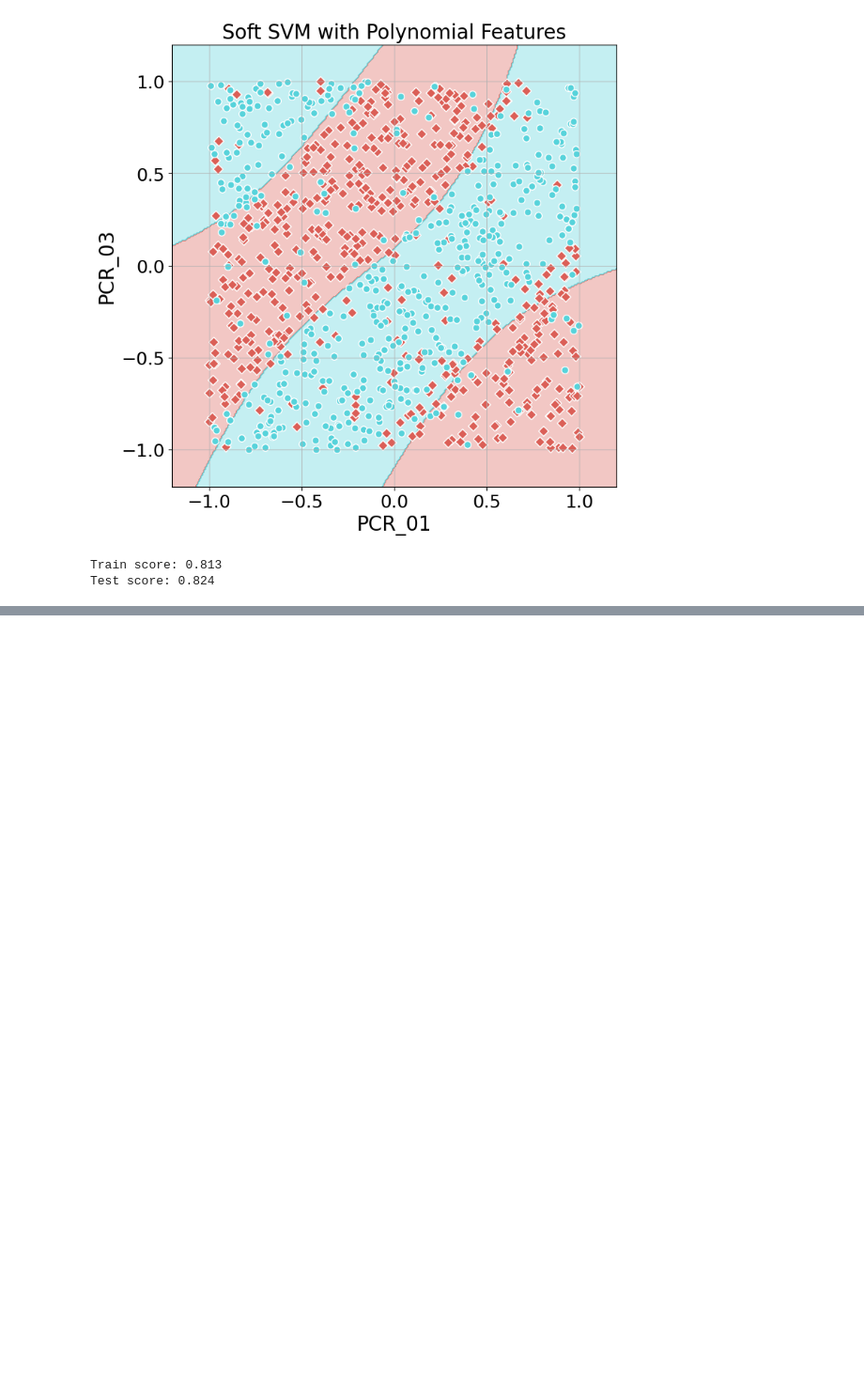
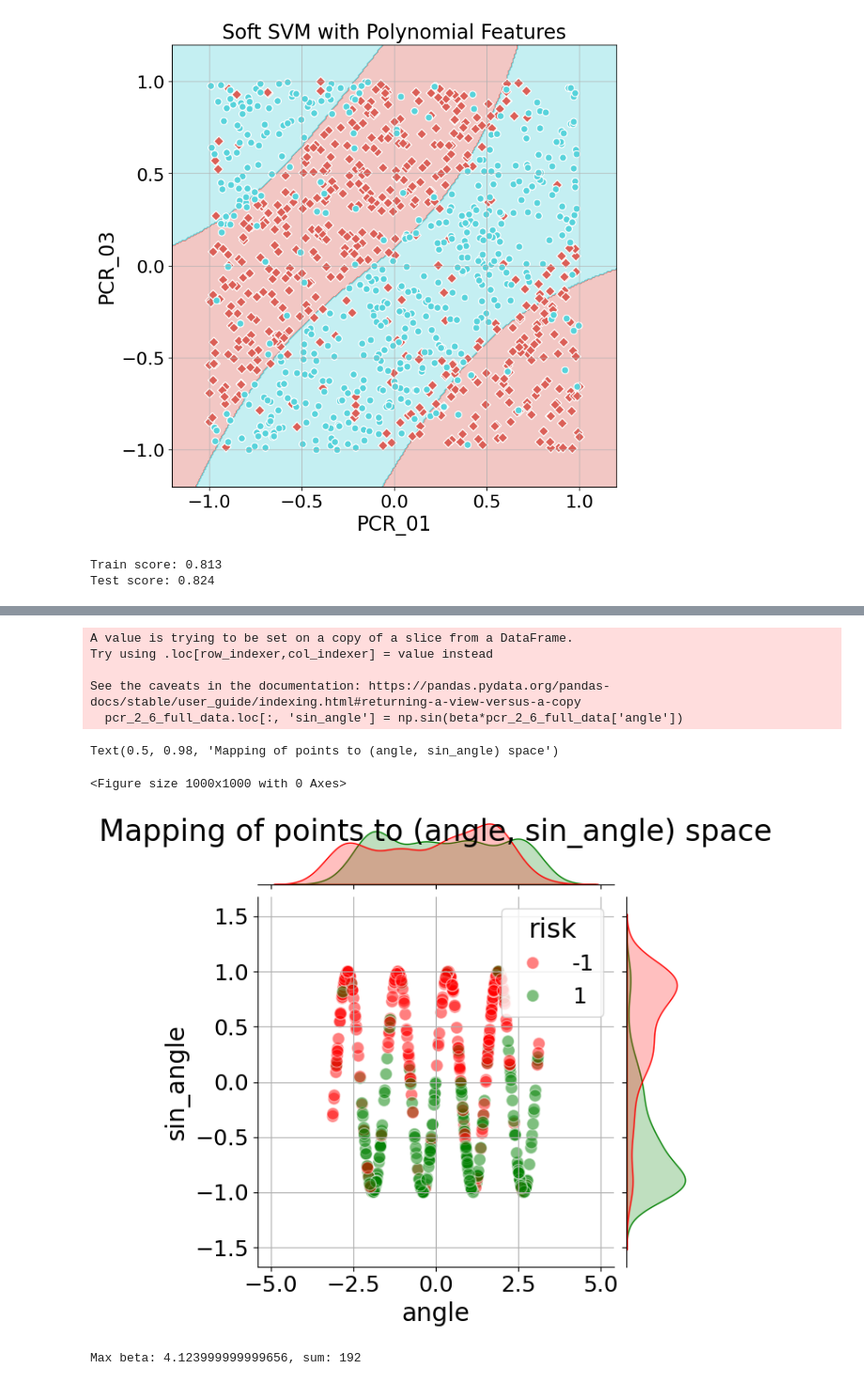
Before and after one commit to dgershko/iml_hw2, a Jupyter notebook: hw2.ipynb, the cells around one changed output, grey strips where cells are left out. Shown at 94% size. Cells and saved outputs as stored; diff of their text form; code cells hidden in the pictures; blank space fills up the shorter version.

```diff
--- a/hw2.ipynb
+++ b/hw2.ipynb
@@ -422,0 +490,35 @@ Test score: 0.824
+# %%
+beta=4.124
+pcr_2_6_full_data.loc[:, 'sin_angle'] = np.sin(beta*pcr_2_6_full_data['angle'])
+# plot an sns jointplot of the angle and sin_angle
+plt.figure(figsize=(10, 10))
+sns.jointplot(data=pcr_2_6_full_data, x='angle', y='sin_angle', hue='risk', palette={-1: 'red', 1: 'green'}, s=100, alpha=0.5)
+plt.grid(True)
+plt.suptitle('Mapping of points to (angle, sin_angle) space')
+# %% [output]
+A value is trying to be set on a copy of a slice from a DataFrame.
+Try using .loc[row_indexer,col_indexer] = value instead
+
+See the caveats in the documentation: https://pandas.pydata.org/pandas-docs/stable/user_guide/indexing.html#returning-a-view-versus-a-copy
+  pcr_2_6_full_data.loc[:, 'sin_angle'] = np.sin(beta*pcr_2_6_full_data['angle'])
+Text(0.5, 0.98, 'Mapping of points to (angle, sin_angle) space')
+<Figure size 1000x1000 with 0 Axes>
+[figure, added]
+# %%
+beta_sums = {}
+angles = {}
+labels = pcr_2_6_full_data['risk']
+for beta in np.arange(1, 5.1, 0.001):
+    angles[beta] = np.sin(beta*pcr_2_6_full_data['angle'])
+    positive_indexes = angles[beta] > 0
+    positive_index_label_sum = labels[positive_indexes].sum()
+    beta_sums[beta] = abs(positive_index_label_sum)
+    # pcr_2_6_full_data.loc[:, f'sin_angle_{beta}'] = np.sin(beta*pcr_2_6_full_data['angle'])
+    # label_sum = pcr_2_6_full_data[pcr_2_6_full_data[f'sin_angle_{beta}'] > 0]['risk'].sum()
+    # label_sum = pcr_2_6_full_data[angles[beta] > 0]['risk'].sum()
+    # beta_sums[beta] = abs(label_sum)
+# get beta, sum for the biggest sum
+max_beta = max(beta_sums, key=beta_sums.get)
+print(f"Max beta: {max_beta}, sum: {beta_sums[max_beta]}")
+# %% [output]
+Max beta: 4.123999999999656, sum: 192
```
Also changed, not shown: parts of 8 cells of this notebook.
